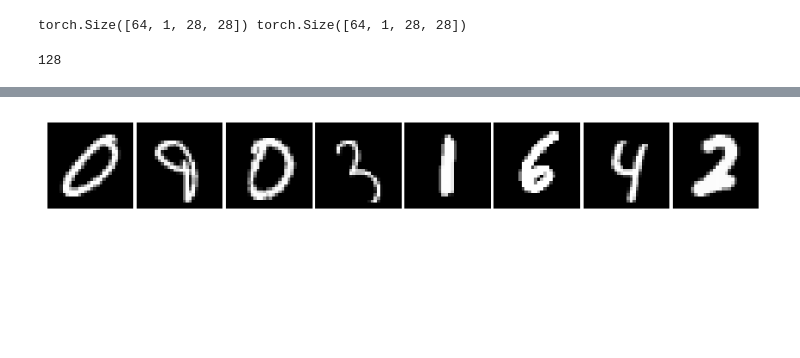
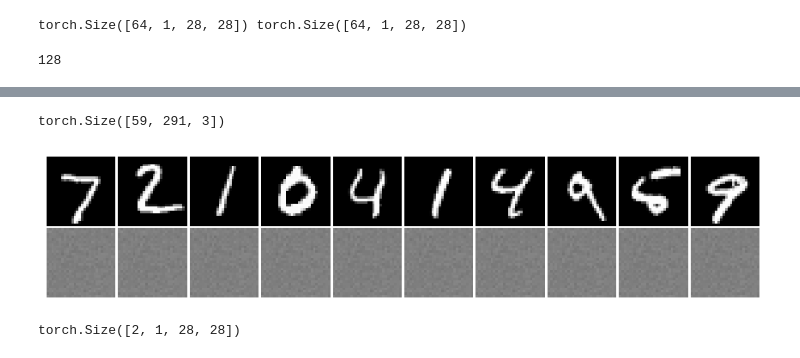
Before and after one commit to amareyah/MaxinAI_Education, a Jupyter notebook: lecture_13_unsupervised_ml_my_imple.ipynb, the cells around one changed output, grey strips where cells are left out. Cells and saved outputs as stored; diff of their text form; code cells hidden in the pictures; blank space fills up the shorter version.

```diff
--- a/lecture_13_unsupervised_ml_my_imple.ipynb
+++ b/lecture_13_unsupervised_ml_my_imple.ipynb
@@ -175,0 +202,6 @@ pic_num = 10
+# %%
+actuals_elems = curr_mini_batch[0][0:elem_num,:,:,:]
+# %%
+with torch.no_grad():
+    reconst_elems = ae(actuals_elems).detach()
+ae.train()
@@ -176,7 +227,19 @@ pic_num = 10
+# %%
+grid_elems = [*actuals_elems, *reconst_elems]
+# %%
+grid = tv.utils.make_grid(grid_elems, nrow=elem_num, padding=1, pad_value =1).permute(1,2,0)
+# %%
+grid.shape
+# %% [output]
+torch.Size([59, 291, 3])
 # %%
 plt.figure(figsize=(15,15))
-plt.imshow(tv.utils.make_grid(x[0][0:8], nrow=8, padding=1, pad_value =1).permute(1,2,0))
+plt.imshow(grid)
 plt.axis('off')
 plt.show()
 # %% [output]
-[figure, old version]
+[figure, new version]
+# %%
+torch.cat((valid_dl.dataset[0][0].unsqueeze(dim=0),))
+# %% [output]
+torch.Size([2, 1, 28, 28])
```
Also changed, not shown: parts of 16 cells of this notebook.
